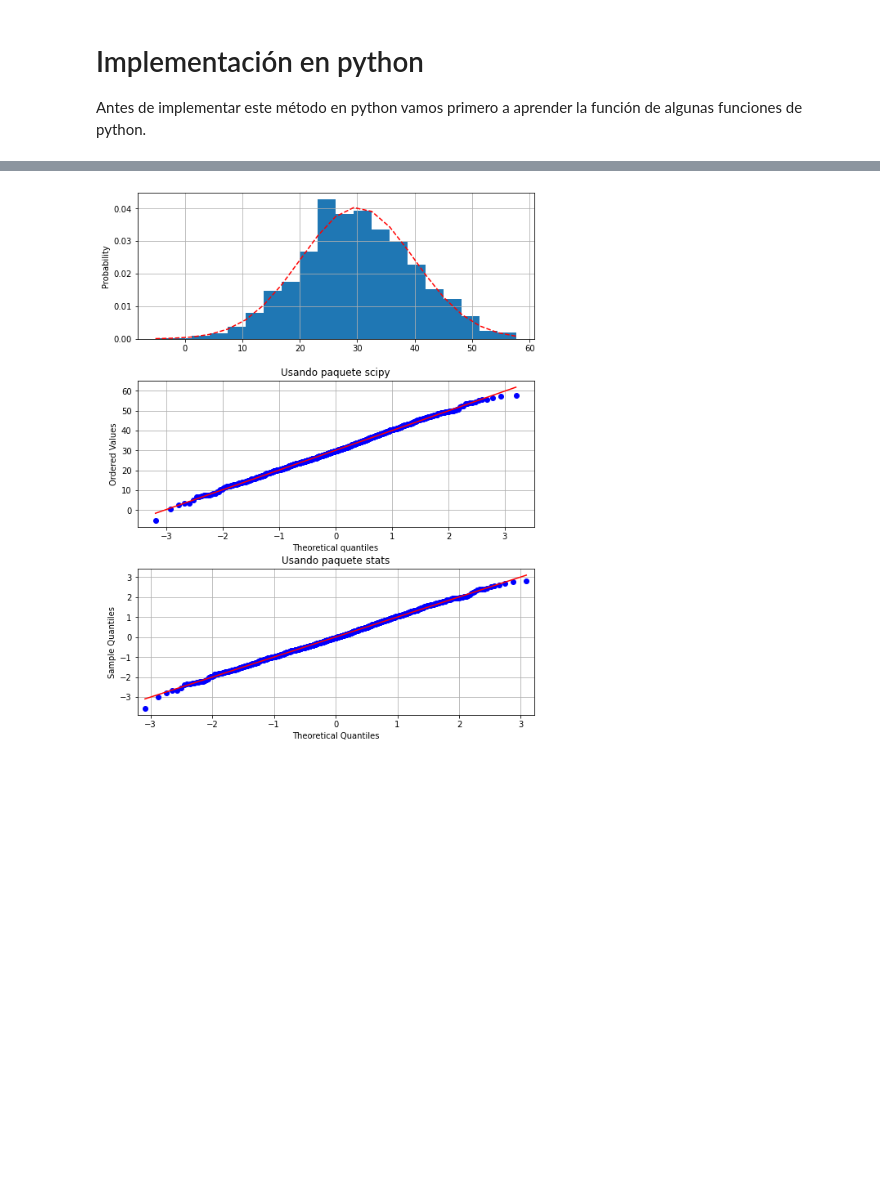
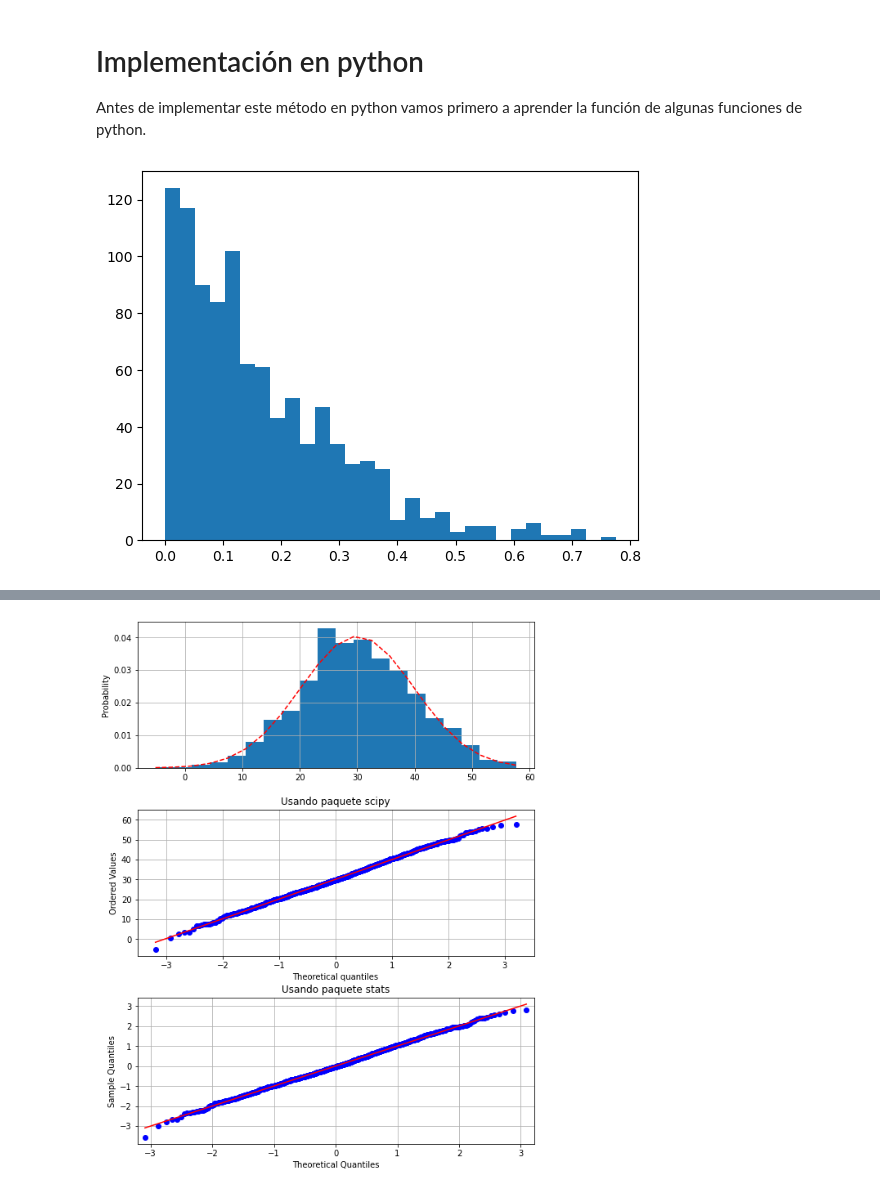
Before and after one commit to adrianhb01/SPF-2023-I, a Jupyter notebook: TEMA-2/Clase19_ComprobacionDeDistribuciones.ipynb, the cells around one changed output, grey strips where cells are left out. Drawn from its saved outputs; the diff is of its cells as text; code cells hidden in the pictures; blank space fills up the shorter version.

```diff
--- a/TEMA-2/Clase19_ComprobacionDeDistribuciones.ipynb
+++ b/TEMA-2/Clase19_ComprobacionDeDistribuciones.ipynb
@@ -43,0 +42,11 @@ warnings.filterwarnings("ignore")
+# %%
+d = 'beta'
+a, b = 1, 5
+
+size, loc, scale = 1000, 0, 1
+param = (a, b, loc, scale, size)
+
+data = getattr(st, d).rvs(*param)
+plt.hist(data, bins=30);
+# %% [output]
+[figure, added]
```
Also changed, not shown: parts of 14 cells of this notebook, 7 other files.
